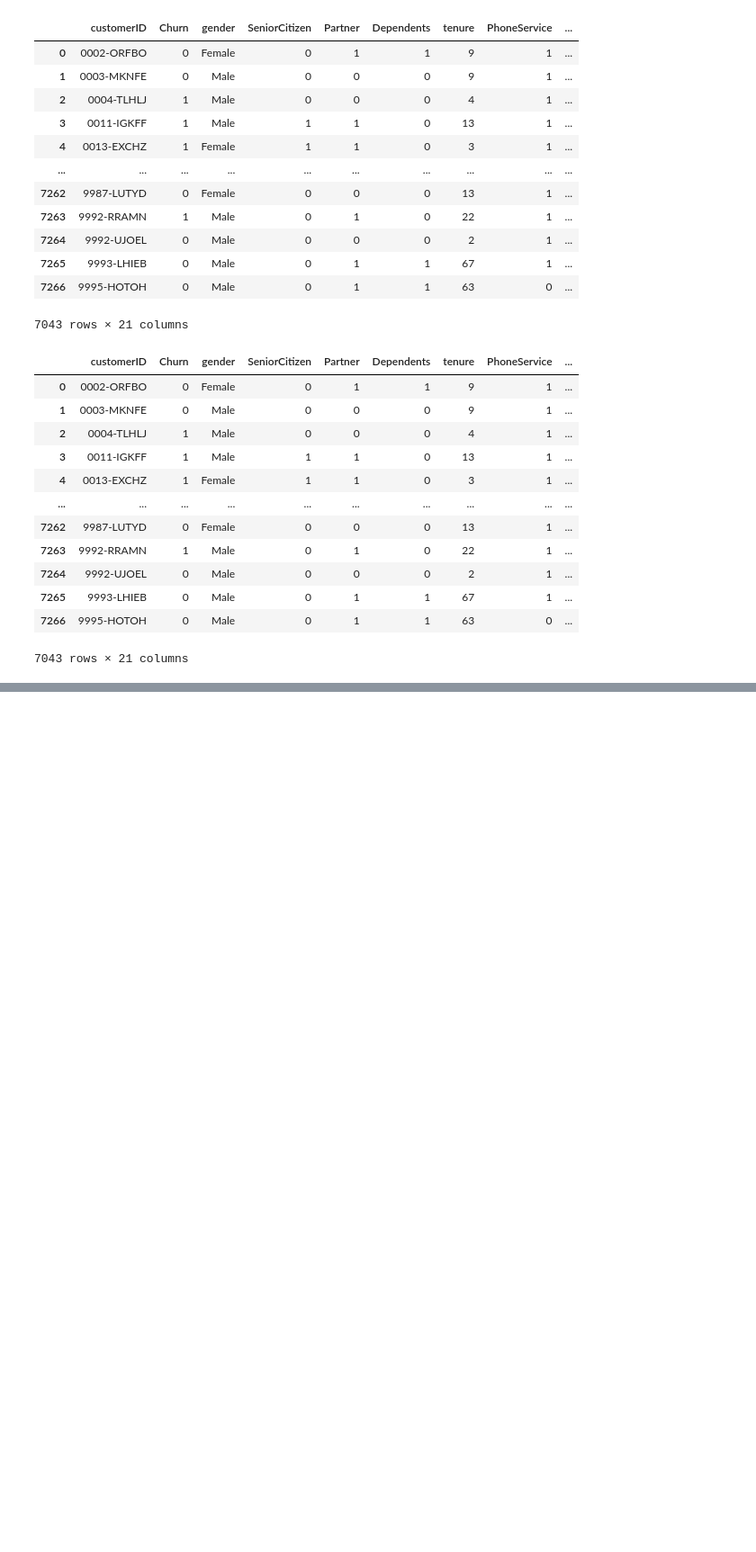
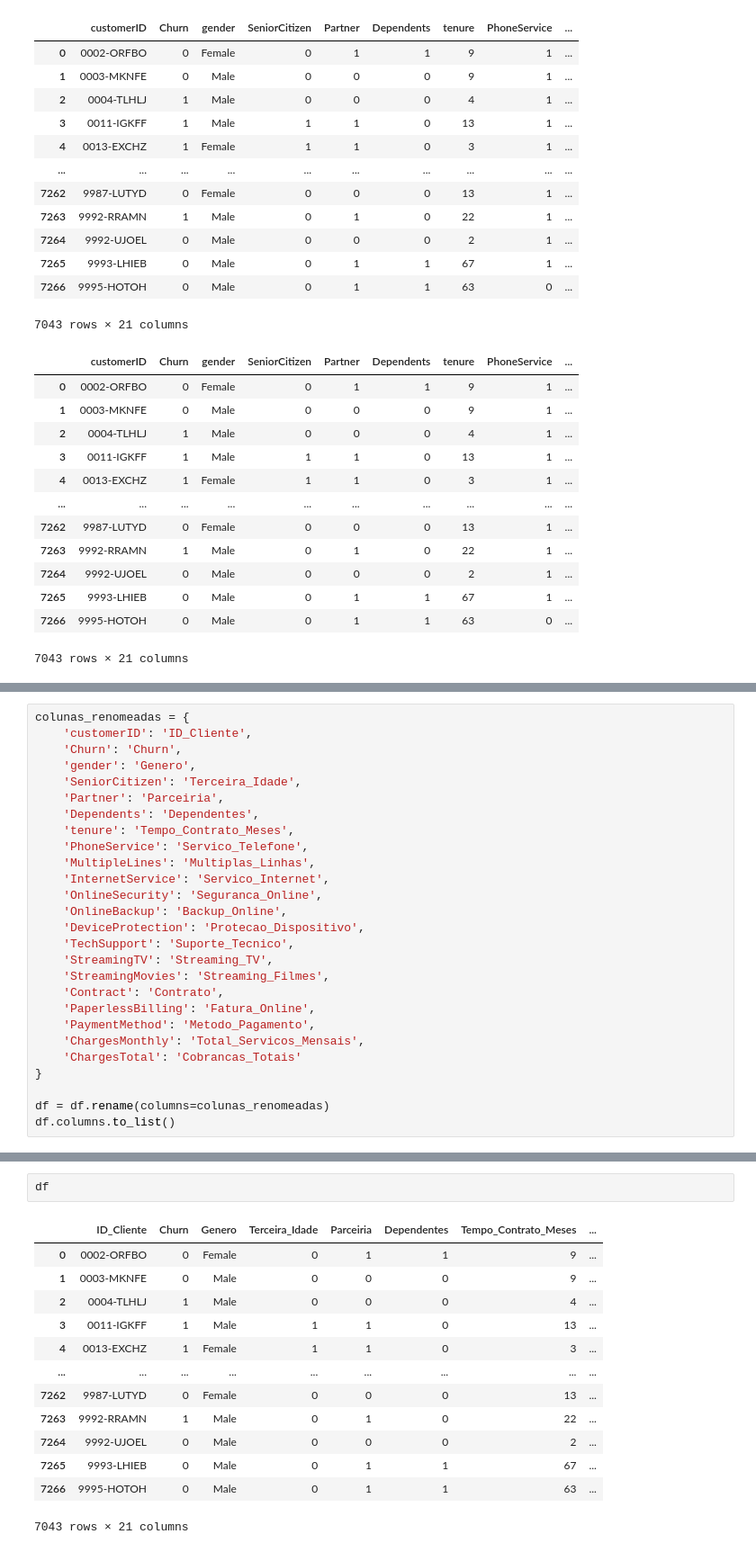
Before and after one commit to GabrielRdev/analise-telecom-x, a Jupyter notebook: notebook/01_churn_telecom.ipynb, the cells around one changed output, grey strips where cells are left out. Shown at 90% size. Drawn from its saved outputs; the diff is of its cells as text; blank space fills up the shorter version.

Commit message:
feat:: colunas renomeadas para pt-br

```diff
--- a/notebook/01_churn_telecom.ipynb
+++ b/notebook/01_churn_telecom.ipynb
@@ -401,3 +401,30 @@ df.columns.tolist()
  'PaymentMethod',
  'ChargesMonthly',
  'ChargesTotal']
+# %%
+colunas_renomeadas = {
+    'customerID': 'ID_Cliente',
+    'Churn': 'Churn',
+    'gender': 'Genero',
+    'SeniorCitizen': 'Terceira_Idade',
+    'Partner': 'Parceiria',
+    'Dependents': 'Dependentes',
+    'tenure': 'Tempo_Contrato_Meses',
+    'PhoneService': 'Servico_Telefone',
+    'MultipleLines': 'Multiplas_Linhas',
+    'InternetService': 'Servico_Internet',
+    'OnlineSecurity': 'Seguranca_Online',
+    'OnlineBackup': 'Backup_Online',
+    'DeviceProtection': 'Protecao_Dispositivo',
+    'TechSupport': 'Suporte_Tecnico',
+    'StreamingTV': 'Streaming_TV',
+    'StreamingMovies': 'Streaming_Filmes',
+    'Contract': 'Contrato',
+    'PaperlessBilling': 'Fatura_Online',
+    'PaymentMethod': 'Metodo_Pagamento',
+    'ChargesMonthly': 'Total_Servicos_Mensais',
+    'ChargesTotal': 'Cobrancas_Totais'
+}
+
+df = df.rename(columns=colunas_renomeadas)
+df.columns.to_list()
@@ -403,0 +449,16 @@ df.columns.tolist()
+# %%
+df
+# %% [output]
+|  | ID_Cliente | Churn | Genero | Terceira_Idade | Parceiria | Dependentes | Tempo_Contrato_Meses | ... |
+| 0 | 0002-ORFBO | 0 | Female | 0 | 1 | 1 | 9 | ... |
+| 1 | 0003-MKNFE | 0 | Male | 0 | 0 | 0 | 9 | ... |
+| 2 | 0004-TLHLJ | 1 | Male | 0 | 0 | 0 | 4 | ... |
+| 3 | 0011-IGKFF | 1 | Male | 1 | 1 | 0 | 13 | ... |
+| 4 | 0013-EXCHZ | 1 | Female | 1 | 1 | 0 | 3 | ... |
+| ... | ... | ... | ... | ... | ... | ... | ... | ... |
+| 7262 | 9987-LUTYD | 0 | Female | 0 | 0 | 0 | 13 | ... |
+| 7263 | 9992-RRAMN | 1 | Male | 0 | 1 | 0 | 22 | ... |
+| 7264 | 9992-UJOEL | 0 | Male | 0 | 0 | 0 | 2 | ... |
+| 7265 | 9993-LHIEB | 0 | Male | 0 | 1 | 1 | 67 | ... |
+| 7266 | 9995-HOTOH | 0 | Male | 0 | 1 | 1 | 63 | ... |
+7043 rows × 21 columns
```
Also changed, not shown: parts of 2 cells of this notebook, 1 other file.
